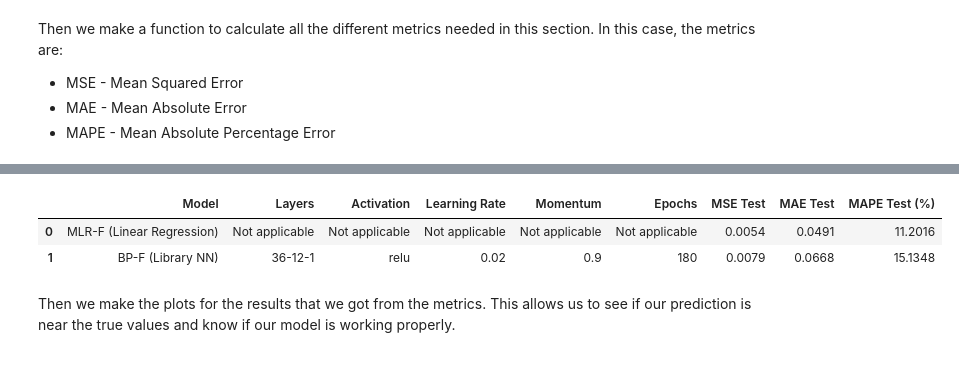
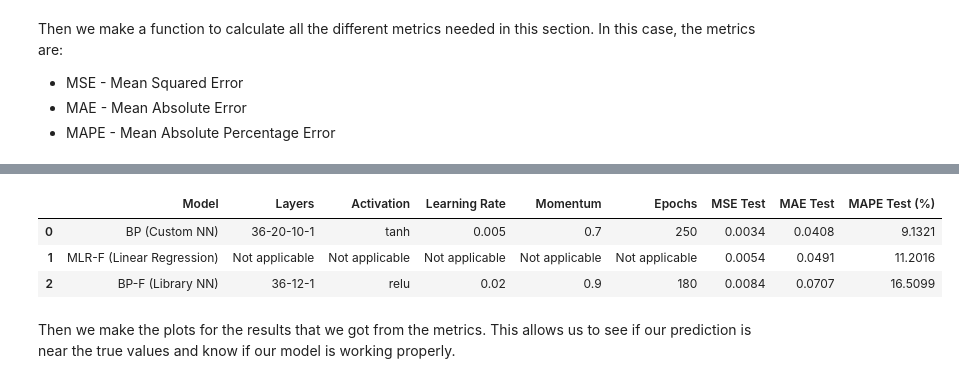
Before and after one commit to valeriapgil/HousePrices, a Jupyter notebook: Part3PracNec.ipynb, the cells around one changed output, grey strips where cells are left out. Drawn from its saved outputs; the diff is of its cells as text; code cells hidden in the pictures.

```diff
--- a/Part3PracNec.ipynb
+++ b/Part3PracNec.ipynb
@@ -99,7 +99,44 @@ hyperparams = [
     {'layers':[X_train.shape[1], 6, 3, 1], 'activation':'tanh','lr':0.001,'momentum':0.6,'epochs':300},
 ]
 
-# Custom BP (TODO merge when the model is finished)
+results_list = []
+
+# Custom BP
+best_mse_bp = np.inf
+best_metrics_bp = None
+
+for params in hyperparams:
+    nn_model = NeuralNet(layers = params['layers'], epochs = params['epochs'], learning_rate = params['lr'], momentum = params['momentum'],
+        function = params['activation'],
+        validation_split = 0.2
+    )
+
+    # Train the model
+    nn_model.fit(X_train, y_train)
+    pred_train_bp = nn_model.predict(X_train)
+    pred_test_bp  = nn_model.predict(X_test)
+    mse_bp, mae_bp, mape_bp = compute_metrics(y_test, pred_test_bp)
+
+    # Save if best by test MSE
+    if mse_bp < best_mse_bp:
+        best_mse_bp = mse_bp
+        train_losses_bp, val_losses_bp = nn_model.loss_epochs()
+        best_metrics_bp = {
+            'Model': 'BP (Custom NN)',
+            'Layers': params['layers'],
+            'Activation': params['activation'],
+            'Learning Rate': params['lr'],
+            'Momentum': params['momentum'],
+            'Epochs': params['epochs'],
+            'MSE Test': mse_bp,
+            'MAE Test': mae_bp,
+            'MAPE Test (%)': mape_bp,
+            'Pred Train': pred_train_bp,
+            'Pred Test': pred_test_bp,
+            'Train Losses': train_losses_bp,
+            'Test Losses': val_losses_bp
+        }
+results_list.append(best_metrics_bp)
 
 # MLR model
 mlr = LinearRegression()
@@ -107,8 +144,6 @@ mlr.fit(X_train, y_train)
 pred_mlr_train = mlr.predict(X_train)
 pred_mlr_test = mlr.predict(X_test)
 mse_mlr, mae_mlr, mape_mlr = compute_metrics(y_test, pred_mlr_test)
-
-results_list = []
 
 # Append MLR row
 results_list.append({
@@ -185,29 +220,13 @@ for params in hyperparams:
             'MSE Test': mse_bp_f,
             'MAE Test': mae_bp_f,
             'MAPE Test (%)': mape_bp_f,
-            'Pred Train': np.asarray(pred_train_bpf),
-            'Pred Test': np.asarray(pred_test_bpf),
+            'Pred Train': pred_train_bpf,
+            'Pred Test': pred_test_bpf,
             'Train Losses': train_losses,
             'Test Losses': test_losses
         }
 
 results_list.append(best_metrics_bpf)
-
-
-# True and predicted values for each model (TODO: these are examples, replace when we have the real data)
-
-# True values (zμ)
-# z_test = np.array([10, 20, 30, 40, 50, 60])
-
-# # Predicted values (yμ) from each model
-# y_pred_mlr = np.array([11, 19, 29, 41, 49, 62])  # MLR-F
-# y_pred_bp = np.array([12, 22, 33, 39, 52, 59])   # Custom BP
-# y_pred_bpf = np.array([10, 20, 30, 40, 50, 61])  # BP-F (library)
-
-# # Compute metrics for each model
-# mse_mlr, mae_mlr, mape_mlr = evaluate_model(z_test, y_pred_mlr)
-# mse_bp, mae_bp, mape_bp = evaluate_model(z_test, y_pred_bp)
-# mse_bpf, mae_bpf, mape_bpf = evaluate_model(z_test, y_pred_bpf)
 
 def format_layers(layers):
     # If it's from the mlr model
@@ -246,19 +265,6 @@ for result in results_list:
 
 results_df = pd.DataFrame(display_rows).round(4)
 
-# results = pd.DataFrame({
-#     'Model': ['MLR-F (Linear Regression)', 'BP (Custom NN)', 'BP-F (Library NN)'],
-#     'Layers': ['N/A', format_layers(best_metrics_bp['layers']), format_layers(best_metrics_bpf['layers'])],
-#     'Activation': ['N/A', best_metrics_bp['activation'], best_metrics_bpf['activation']],
-#     'Learning Rate': ['N/A', best_metrics_bp['lr'], best_metrics_bpf['lr']],
-#     'Momentum': ['N/A', best_metrics_bp['momentum'], best_metrics_bpf['momentum']],
-#     'Epochs': ['N/A', best_metrics_bp['epochs'], best_metrics_bpf['epochs']],
-#     'MSE': [mse_mlr, best_metrics_bp['MSE'], best_metrics_bpf['MSE']],
-#     'MAE': [mae_mlr, best_metrics_bp['MAE'], best_metrics_bpf['MAE']],
-#     'MAPE (%)': [mape_mlr, best_metrics_bp['MAPE'], best_metrics_bpf['MAPE']]
-# }).round(3)
-
-# print("Evaluation Metrics for Each Model")
 display(results_df)
 # %% [output]
 [0.59582292 0.5187076  0.63866476 ... 0.76147804 0.40624777 0.42159943]
@@ -265,6 +287,7 @@ display(results_df)
 |  | Model | Layers | Activation | Learning Rate | Momentum | Epochs | MSE Test | MAE Test | MAPE Test (%) |
-| 0 | MLR-F (Linear Regression) | Not applicable | Not applicable | Not applicable | Not applicable | Not applicable | 0.0054 | 0.0491 | 11.2016 |
-| 1 | BP-F (Library NN) | 36-12-1 | relu | 0.02 | 0.9 | 180 | 0.0079 | 0.0668 | 15.1348 |
+| 0 | BP (Custom NN) | 36-20-10-1 | tanh | 0.005 | 0.7 | 250 | 0.0034 | 0.0408 | 9.1321 |
+| 1 | MLR-F (Linear Regression) | Not applicable | Not applicable | Not applicable | Not applicable | Not applicable | 0.0054 | 0.0491 | 11.2016 |
+| 2 | BP-F (Library NN) | 36-12-1 | relu | 0.02 | 0.9 | 180 | 0.0084 | 0.0707 | 16.5099 |
 # %% [markdown]
 Then we make the plots for the results that we got from the metrics. This allows us to see if our prediction is near the true values and know if our model is working properly.
 # %%
```
Also changed, not shown: parts of 2 cells of this notebook.
